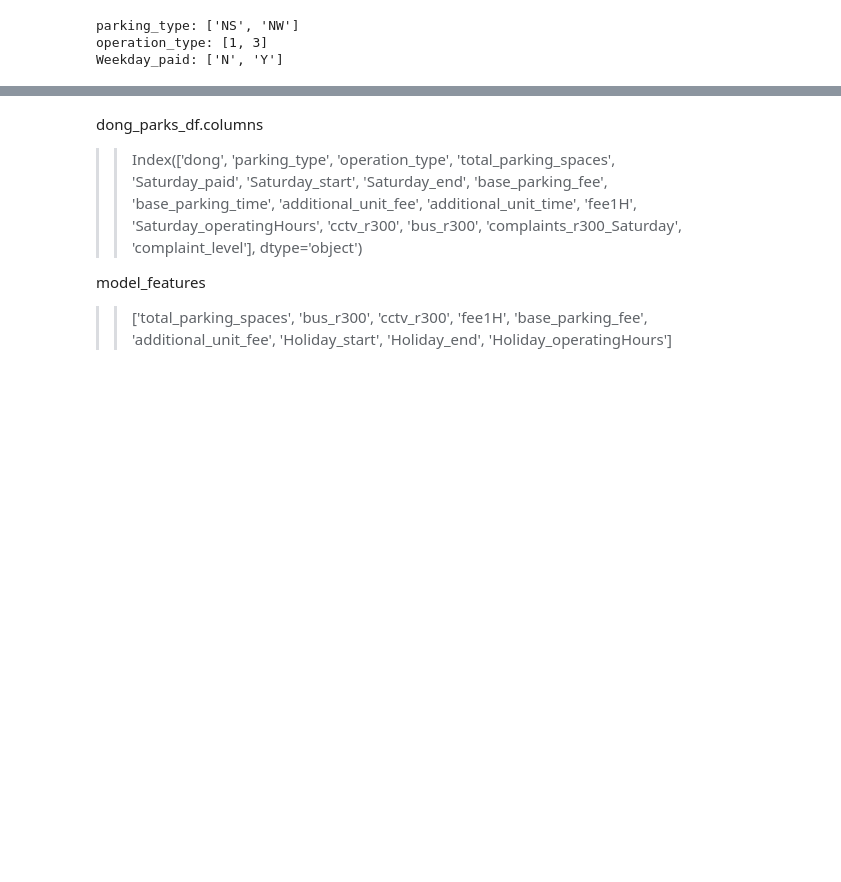
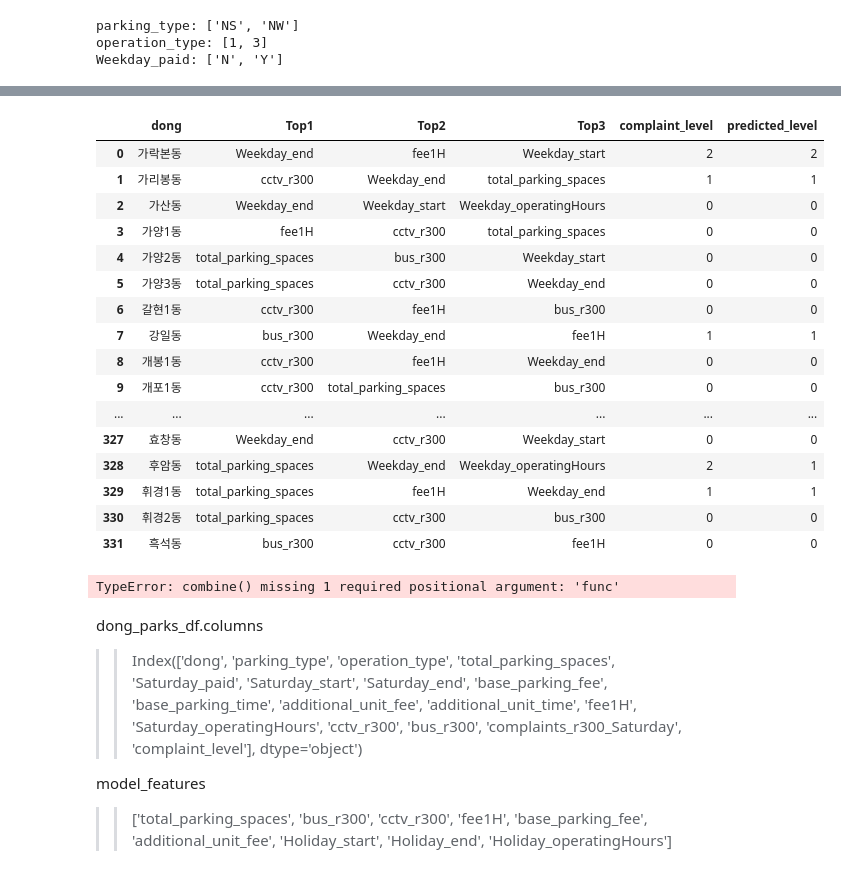
Before and after one commit to vxlmlxv/20251R0136COSE47101, a Jupyter notebook: randomforest_dong.ipynb, the cells around one changed output, grey strips where cells are left out. Cells and saved outputs as stored; diff of their text form; code cells hidden in the pictures; blank space fills up the shorter version.

```diff
--- a/randomforest_dong.ipynb
+++ b/randomforest_dong.ipynb
@@ -210,0 +507,43 @@ Index(['dong', 'parking_type', 'operation_type', 'total_parking_spaces',
+# %%
+# 1) 실제 complaints_level: parks_gdf 에 이미 있다면 바로 사용
+#    없다면, 원본 complaints_df 등에서 행정동별로 집계해서 merge
+
+# 예: 원본 parks_df 에 'complaints_level' 컬럼이 있다고 가정
+actual = parks_gdf.groupby('dong')['complaint_level'] \
+                   .agg(lambda x: x.mode()[0]) \
+                   .reset_index()
+
+# 2) 예측 complaints_level
+predicted = pd.DataFrame({
+    'dong': parks_gdf['dong'],
+    'predicted_level': rf.predict(parks_gdf[feature_cols])
+}).groupby('dong')['predicted_level'] \
+  .agg(lambda x: x.mode()[0]) \
+  .reset_index()
+
+# 3) df_top3 에 결합
+df_insight = (
+    df_top3
+      .merge(actual,    on='dong', how='left')
+      .merge(predicted, on='dong', how='left')
+)
+
+df_insight.head()
+# %% [output]
+|  | dong | Top1 | Top2 | Top3 | complaint_level | predicted_level |
+| 0 | 가락본동 | Weekday_end | fee1H | Weekday_start | 2 | 2 |
+| 1 | 가리봉동 | cctv_r300 | Weekday_end | total_parking_spaces | 1 | 1 |
+| 2 | 가산동 | Weekday_end | Weekday_start | Weekday_operatingHours | 0 | 0 |
+| 3 | 가양1동 | fee1H | cctv_r300 | total_parking_spaces | 0 | 0 |
+| 4 | 가양2동 | total_parking_spaces | bus_r300 | Weekday_start | 0 | 0 |
+| 5 | 가양3동 | total_parking_spaces | cctv_r300 | Weekday_end | 0 | 0 |
+| 6 | 갈현1동 | cctv_r300 | fee1H | bus_r300 | 0 | 0 |
+| 7 | 강일동 | bus_r300 | Weekday_end | fee1H | 1 | 1 |
+| 8 | 개봉1동 | cctv_r300 | fee1H | Weekday_end | 0 | 0 |
+| 9 | 개포1동 | cctv_r300 | total_parking_spaces | bus_r300 | 0 | 0 |
+| ... | ... | ... | ... | ... | ... | ... |
+| 327 | 효창동 | Weekday_end | cctv_r300 | Weekday_start | 0 | 0 |
+| 328 | 후암동 | total_parking_spaces | Weekday_end | Weekday_operatingHours | 2 | 1 |
+| 329 | 휘경1동 | total_parking_spaces | fee1H | Weekday_end | 1 | 1 |
+| 330 | 휘경2동 | total_parking_spaces | cctv_r300 | bus_r300 | 0 | 0 |
+| 331 | 흑석동 | bus_r300 | cctv_r300 | fee1H | 0 | 0 |
@@ -211,3 +552,34 @@ Index(['dong', 'parking_type', 'operation_type', 'total_parking_spaces',
+# %%
+import shap
+import matplotlib.pyplot as plt
+
+# 1. feature 컬럼만 추출 (dong 등 식별자 제외)
+feature_cols = [col for col in dong_parks_df.columns if col not in [
+    'dong', 'complaint_level','predicted_complaints'
+]]
+
+high_dong_df = dong_parks_df[dong_parks_df['predicted_complaints']==2]
+mid_dong_df = dong_parks_df[dong_parks_df['predicted_complaints']==1]
+#high_dong_df
+X_dong = high_dong_df[feature_cols].combine(mid_dong_df[feature_cols])
+
+# 2. SHAP explainer 생성
+explainer = shap.TreeExplainer(rf)
+
+# 3. SHAP 값 계산
+shap_values = explainer.shap_values(X_dong)
+
+# 4. 개별 행정동(예: 첫 번째 동) force plot
+#idx = 0  # 시각화할 동의 인덱스
+#shap.force_plot(
+#    explainer.expected_value,
+#    shap_values[idx, :],
+#    X_dong.iloc[idx, :],
+#    matplotlib=True
+#)
+#plt.show()
+# %% [output]
+TypeError: combine() missing 1 required positional argument: 'func'
 # %% [markdown]
 dong_parks_df.columns
 >> Index(['dong', 'parking_type', 'operation_type', 'total_parking_spaces',
```
Also changed, not shown: parts of 21 cells of this notebook, 16 other files.
